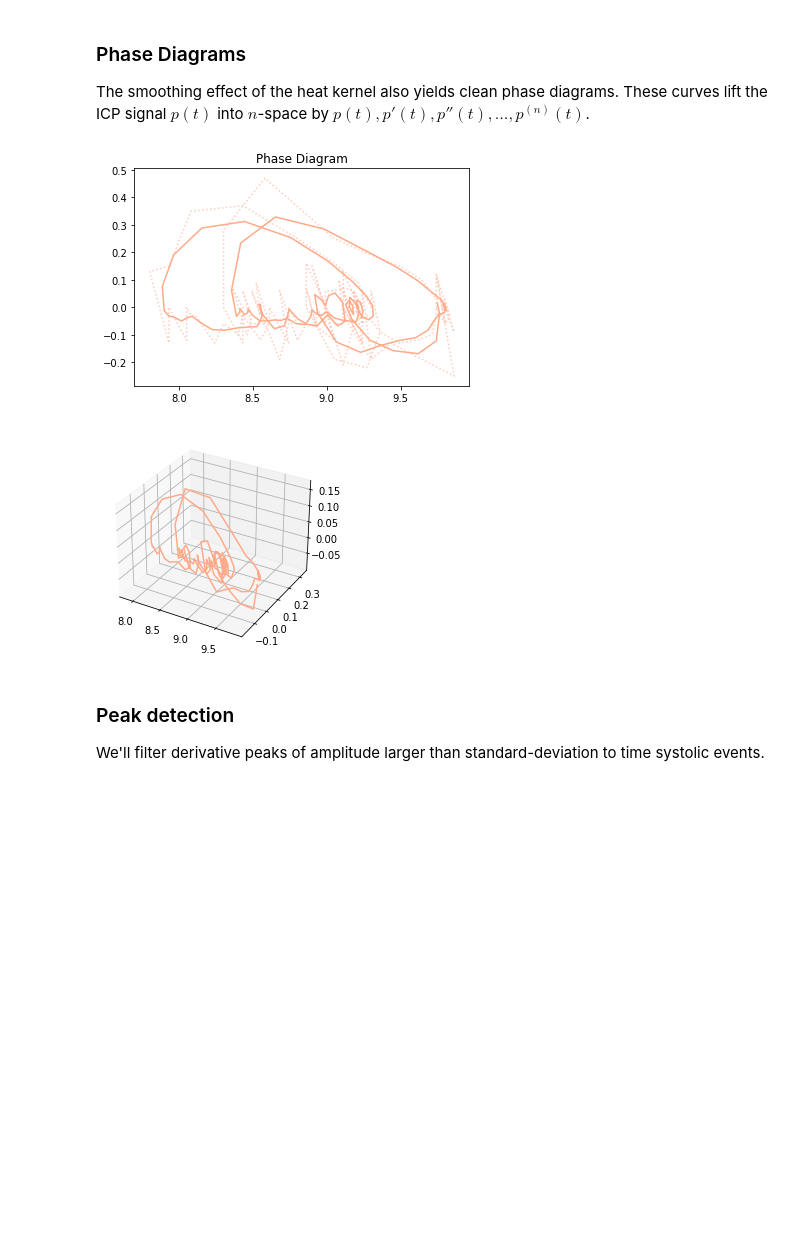
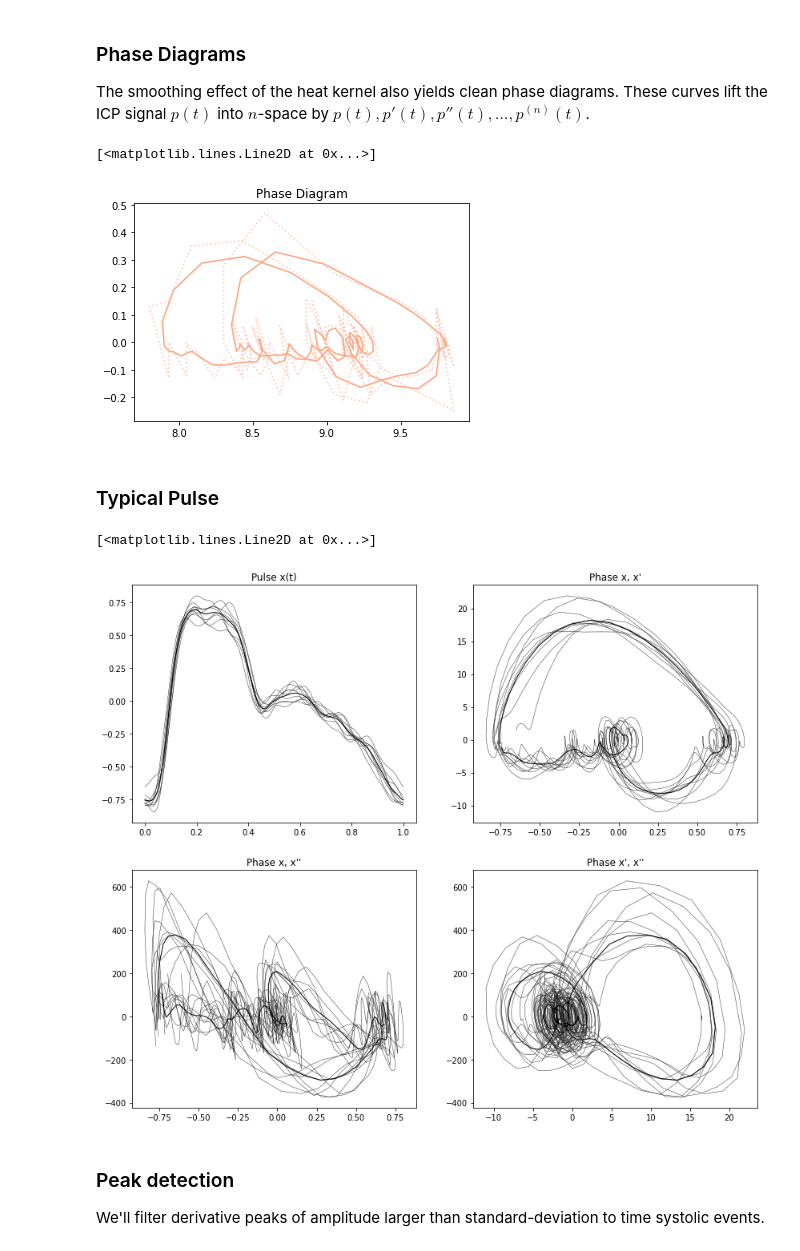
Before and after one commit to opeltre/revert, a Jupyter notebook: notebooks/icp.ipynb, the cells around one changed output. Drawn from its saved outputs; the diff is of its cells as text; code cells hidden in the pictures; blank space fills up the shorter version.

```diff
--- a/notebooks/icp.ipynb
+++ b/notebooks/icp.ipynb
@@ -145,11 +136,8 @@ N = 120
 plt.title("Phase Diagram")
 plt.plot(icp[:N], torch.diff(icp)[:N], color="#fcb", linestyle="dotted")
 plt.plot(icp_f[:N], torch.diff(icp_f)[:N], color="#fa8")
-
-"""Phase Diagram 3D"""
-import plot
-plot.jet3(icp_f[:N], color="#fa8")
-plot.show()
 # %% [output]
+[<matplotlib.lines.Line2D at 0x...>]
 [figure]
-[figure, removed]
+# %% [markdown]
+### Typical Pulse
@@ -156,3 +158,38 @@ plot.show()
+# %%
+
+diff = lambda t: torch.diff(t) * t.shape[0]
+diff2 = lambda t: diff(diff(t))
+
+"""Plot"""
+plt.figure(figsize=(14, 12))
+
+plt.subplot(2, 2, 1)
+for s in segments_c:
+    x = torch.linspace(0, 1, s.shape[0])
+    plt.title("Pulse x(t)")
+    plt.plot(x, s, color="#333", linewidth=0.5)
+plt.plot(torch.linspace(0, 1, pulse.shape[0]), pulse, color="#000", linewidth=1)
+
+plt.subplot(2, 2, 2)
+for s in segments_c:
+    plt.title("Phase x, x'")
+    plt.plot(s[:-1], diff(s), color="#333", linewidth=0.5)
+plt.plot(pulse[:-1], diff(pulse), color="#000", linewidth=1)
+
+plt.subplot(2, 2, 3)
+for s in segments_c:
+    plt.title("Phase x, x''")
+    plt.plot(s[:-2], diff2(s), color="#333", linewidth=0.5)
+plt.plot(pulse[:-2], diff2(pulse), color="#000", linewidth=1)
+
+plt.subplot(2, 2, 4)
+for s in segments_c:
+    plt.title("Phase x', x''")
+    plt.plot(diff(s)[:-1], diff2(s), color="#333", linewidth=0.5)
+plt.plot(diff(pulse)[:-1], diff2(pulse), color="#000", linewidth=1)
+# %% [output]
+[<matplotlib.lines.Line2D at 0x...>]
+[figure, added]
 # %% [markdown]
 ### Peak detection
 
```
Also changed, not shown: parts of 12 cells of this notebook, 13 other files.
